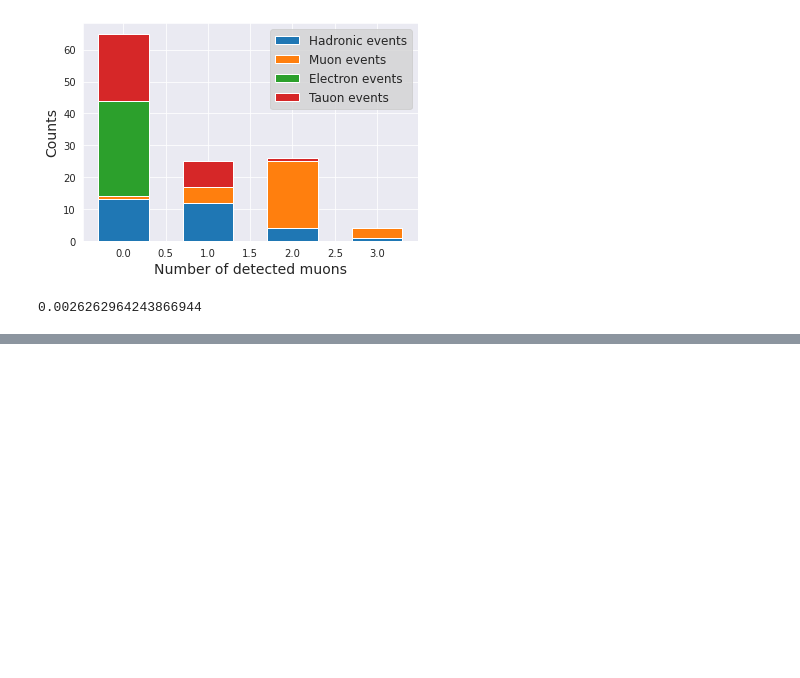
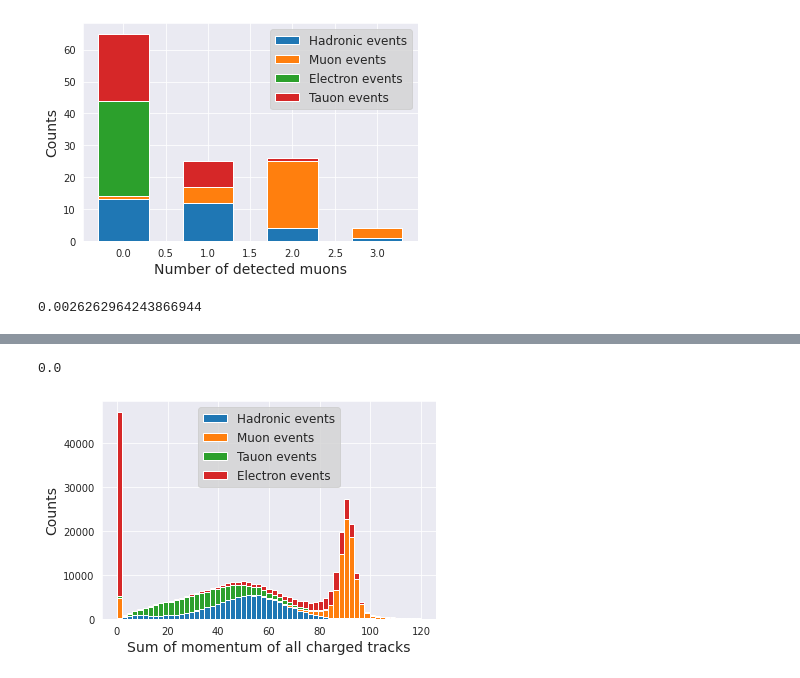
Before and after one commit to benfreiburg/z0-precisionmeasurement, a Jupyter notebook: Z0_main.ipynb, the cells around one changed output, grey strips where cells are left out. Saved outputs shown, nothing was run; the diff lists cells and outputs as text; code cells hidden in the pictures; blank space fills up the shorter version.

```diff
--- a/Z0_main.ipynb
+++ b/Z0_main.ipynb
@@ -265,0 +322,25 @@ A total of 69478 out of 98563  events passed the cut 'mask_qq_N_Ctrk'
+# %%
+# histogram (P_Ctrk) Monte carlo data
+
+mask_mm_P_char = branches_mm[var_P_char] >80
+
+mm_P_char = mm[3,:]
+mm_P_char = mm_P_char[mm_P_char > 80]
+
+bin_P_char = np.linspace(0,120,60)
+
+%matplotlib inline
+sb.set_style("darkgrid")
+
+plt.hist((qq[3,:],mm[3,:],tt[3,:],ee[3,:]), range=(0,125), bins=bin_P_char, label=("Hadronic events","Muon events","Tauon events","Electron events"), stacked=True) # range parameter is used to exclude single data point at 293.1 so the rest of the distribution is better visible
+#plt.hist(mm_P_char, zorder=5, bins=bin_P_char, label='Masked muon events')
+
+plt.xlabel("Sum of momentum of all charged tracks", fontsize=14) # Use shorter version in final figure. Which unit?
+plt.ylabel("Counts", fontsize=14)
+
+plt.legend(frameon=True, facecolor="lightgrey", fontsize=12, loc="upper center")
+
+print(mm[3].min())
+# %% [output]
+0.0
+[figure, added]
```
Also changed, not shown: parts of 8 cells of this notebook.
